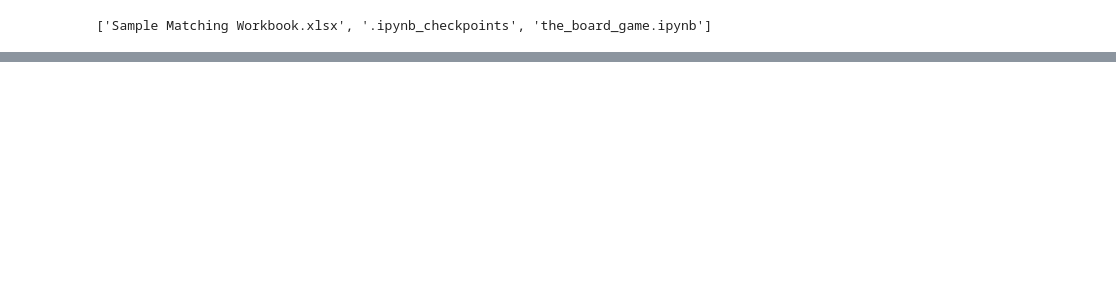
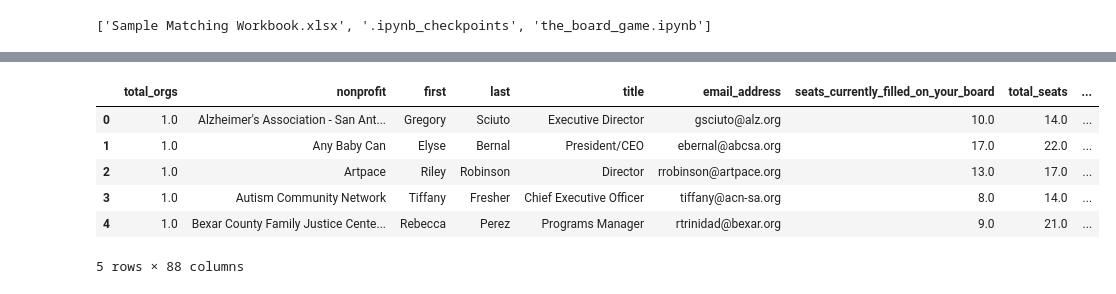
Before and after one commit to misty-garcia/sa2020_tbg, a Jupyter notebook: the_board_game.ipynb, the cells around one changed output, grey strips where cells are left out. Saved outputs shown, nothing was run; the diff lists cells and outputs as text; code cells hidden in the pictures; blank space fills up the shorter version.

```diff
--- a/the_board_game.ipynb
+++ b/the_board_game.ipynb
@@ -32,0 +101,14 @@ Index(['first_name', 'last_name', 'email_address', 'administration_management',
+# %%
+df_board = pd.read_excel('Sample Matching Workbook.xlsx', sheet_name='Board Responses', skiprows=3)
+# %%
+df_board = clean_columns(df_board)
+# %%
+df_board.head()
+# %% [output]
+|  | total_orgs | nonprofit | first | last | title | email_address | seats_currently_filled_on_your_board | total_seats | ... |
+| 0 | 1.0 | Alzheimer's Association - San Ant... | Gregory | Sciuto | Executive Director | gsciuto@alz.org | 10.0 | 14.0 | ... |
+| 1 | 1.0 | Any Baby Can | Elyse | Bernal | President/CEO | ebernal@abcsa.org | 17.0 | 22.0 | ... |
+| 2 | 1.0 | Artpace | Riley | Robinson | Director | rrobinson@artpace.org | 13.0 | 17.0 | ... |
+| 3 | 1.0 | Autism Community Network | Tiffany | Fresher | Chief Executive Officer | tiffany@acn-sa.org | 8.0 | 14.0 | ... |
+| 4 | 1.0 | Bexar County Family Justice Cente... | Rebecca | Perez | Programs Manager | rtrinidad@bexar.org | 9.0 | 21.0 | ... |
+5 rows × 88 columns
```
Also changed, not shown: parts of 9 cells of this notebook.
